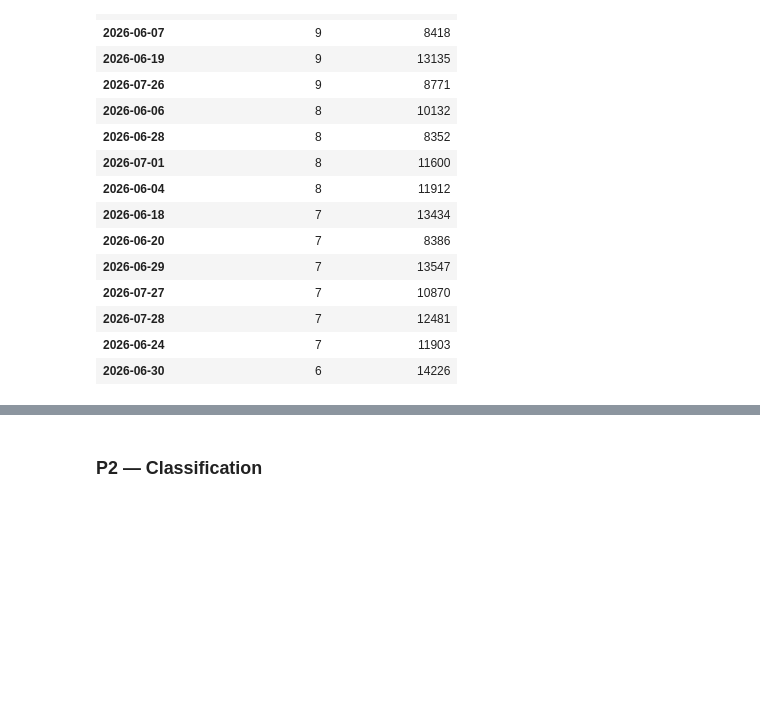
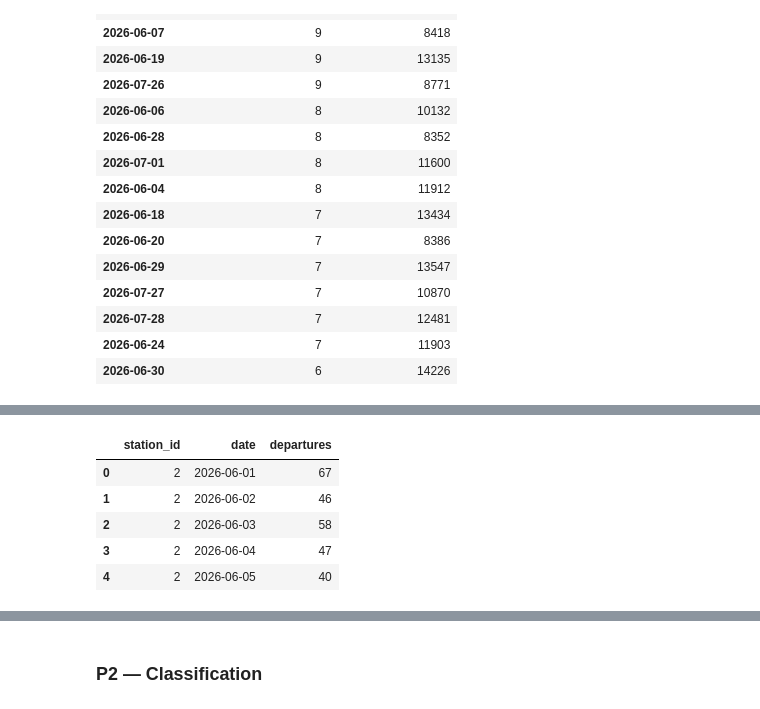
Before and after one commit to ChadayL/TC5061-Proyecto-Equipo40, a Jupyter notebook: notebooks/01_data_understanding/1.2-co-target-analysis.ipynb, the cells around one changed output, grey strips where cells are left out. Cells and saved outputs as stored; diff of their text form; code cells hidden in the pictures; blank space fills up the shorter version.

```diff
--- a/notebooks/01_data_understanding/1.2-co-target-analysis.ipynb
+++ b/notebooks/01_data_understanding/1.2-co-target-analysis.ipynb
@@ -467,3 +465,13 @@ display(
 | 2026-07-28 | 7 | 12481 |
 | 2026-06-24 | 7 | 11903 |
 | 2026-06-30 | 6 | 14226 |
+# %%
+
+#Comprobando que se haya aplicado la corrección de continuidad temporal y conservación del total de salidas
+
+from mibici.modeling.p1 import load_p1_data
+
+daily_demand = load_p1_data()
+
+display(daily_demand.head())
+# %% [output]
@@ -469,0 +479,6 @@ display(
+|  | station_id | date | departures |
+| 0 | 2 | 2026-06-01 | 67 |
+| 1 | 2 | 2026-06-02 | 46 |
+| 2 | 2 | 2026-06-03 | 58 |
+| 3 | 2 | 2026-06-04 | 47 |
+| 4 | 2 | 2026-06-05 | 40 |
```
Also changed, not shown: parts of 11 cells of this notebook, 11 other files.
